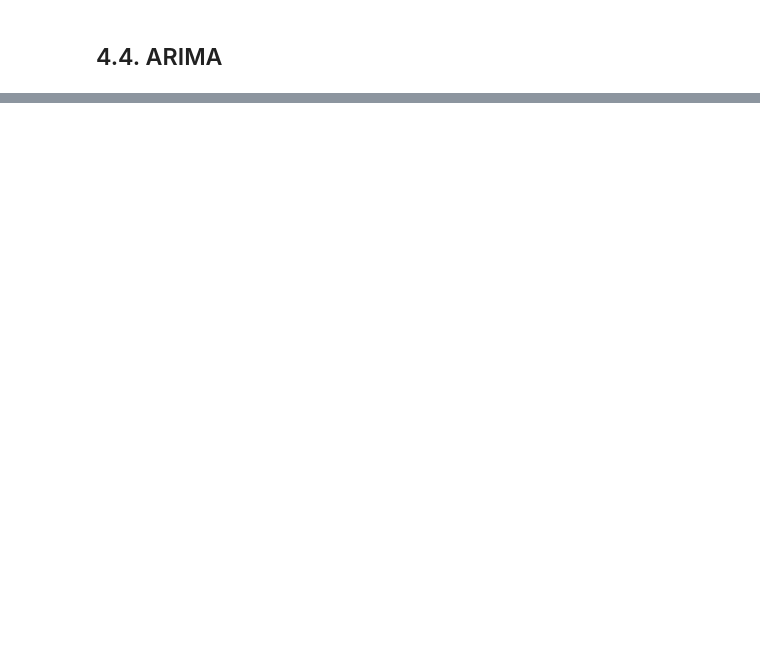
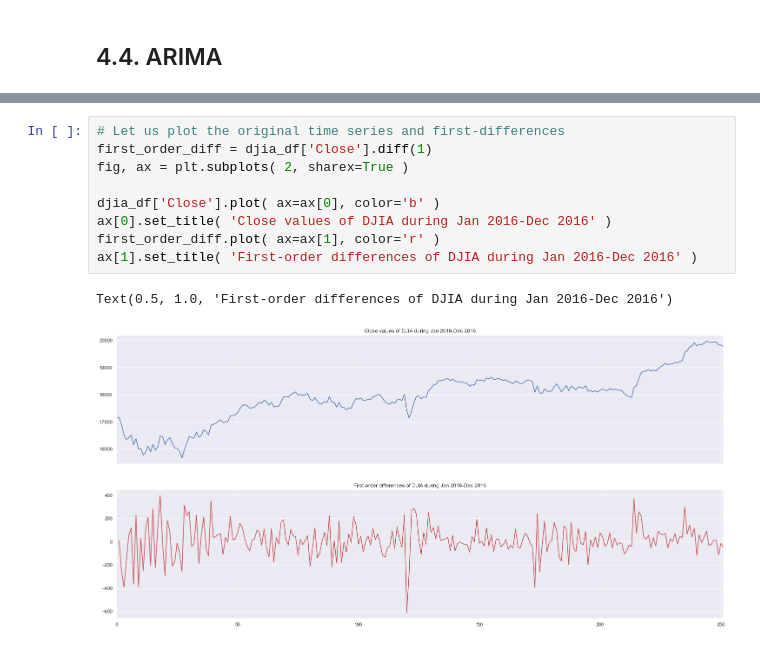
Before and after one commit to Meigarom/TimeSeries-Academy, a Jupyter notebook: book-practical-timeSeries-analysis/book_codes.ipynb, the cells around one changed output, grey strips where cells are left out. Drawn from its saved outputs; the diff is of its cells as text; blank space fills up the shorter version.

```diff
--- a/book-practical-timeSeries-analysis/book_codes.ipynb
+++ b/book-practical-timeSeries-analysis/book_codes.ipynb
@@ -454,0 +476,12 @@ Text(0, 0.5, 'Closing price')
+# %%
+# Let us plot the original time series and first-differences
+first_order_diff = djia_df['Close'].diff(1)
+fig, ax = plt.subplots( 2, sharex=True )
+
+djia_df['Close'].plot( ax=ax[0], color='b' )
+ax[0].set_title( 'Close values of DJIA during Jan 2016-Dec 2016' )
+first_order_diff.plot( ax=ax[1], color='r' )
+ax[1].set_title( 'First-order differences of DJIA during Jan 2016-Dec 2016' )
+# %% [output]
+Text(0.5, 1.0, 'First-order differences of DJIA during Jan 2016-Dec 2016')
+[figure, added]
```
Also changed, not shown: parts of 33 cells of this notebook.
